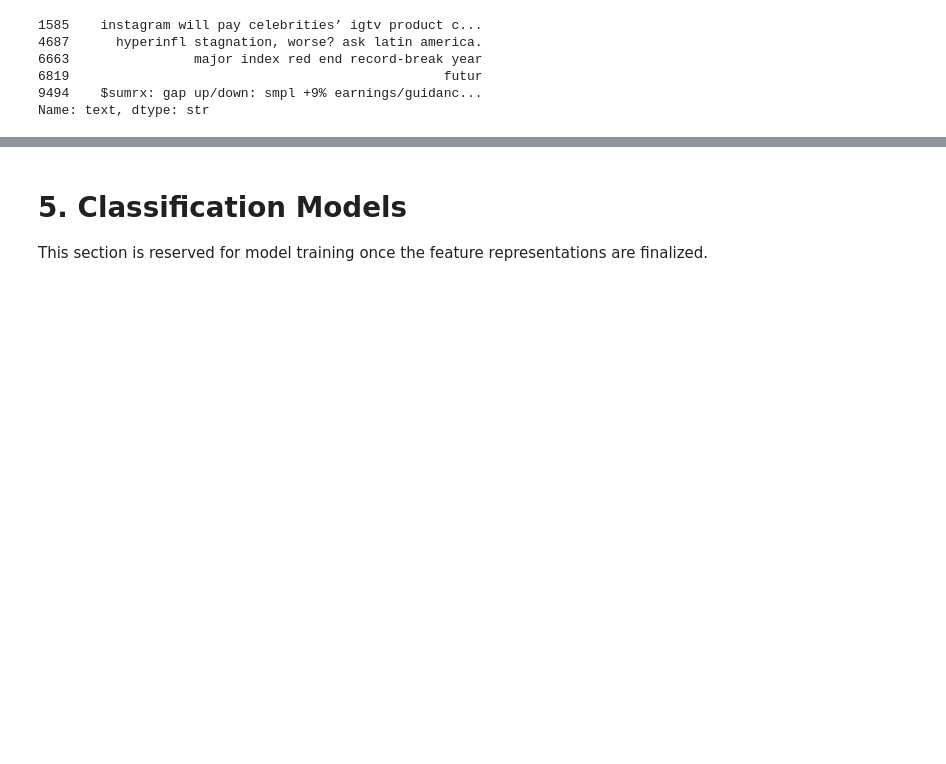
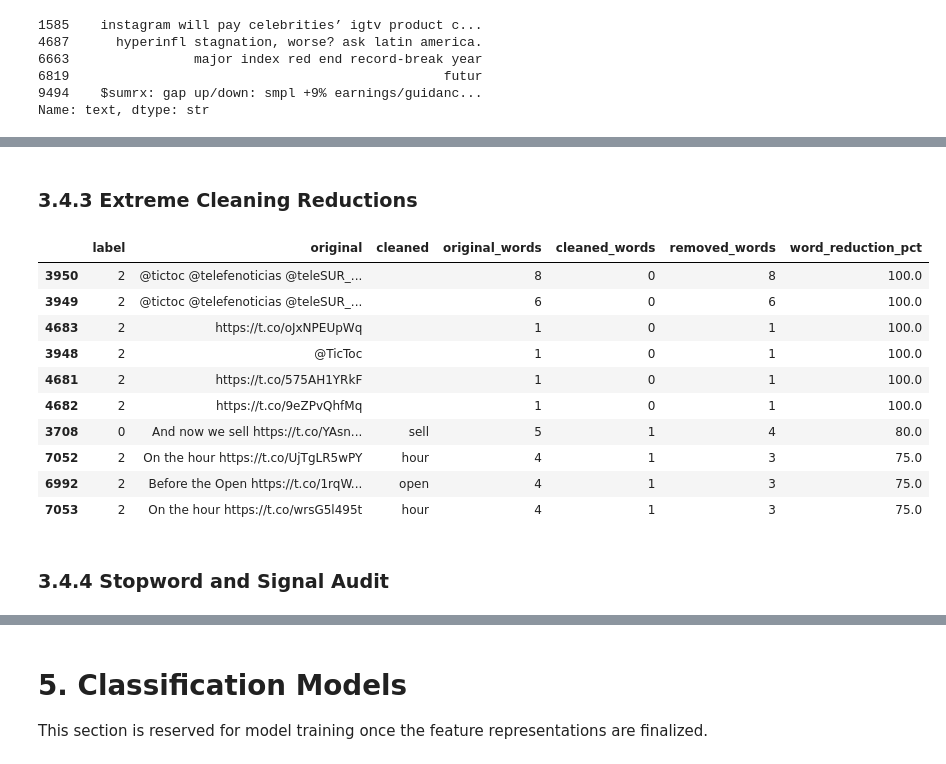
Before and after one commit to alexmr-ds/text_mining_project, a Jupyter notebook: notebooks/workflow.ipynb, the cells around one changed output, grey strips where cells are left out. Saved outputs shown, nothing was run; the diff lists cells and outputs as text; code cells hidden in the pictures; blank space fills up the shorter version.

```diff
--- a/notebooks/workflow.ipynb
+++ b/notebooks/workflow.ipynb
@@ -466,0 +514,39 @@ This section is reserved for vectorization and feature extraction experiments bu
+# %% [markdown]
+### 3.4.3 Extreme Cleaning Reductions
+# %%
+# --- Inspect examples with the largest cleaning reduction --- #
+cleaning_change = pd.DataFrame(
+    {
+        "label": y_train,
+        "original": X_train,
+        "cleaned": X_train_clean,
+        "original_words": X_train.fillna("").str.split().str.len(),
+        "cleaned_words": X_train_clean.fillna("").str.split().str.len(),
+    }
+)
+cleaning_change["removed_words"] = (
+    cleaning_change["original_words"] - cleaning_change["cleaned_words"]
+)
+cleaning_change["word_reduction_pct"] = (
+    cleaning_change["removed_words"]
+    / cleaning_change["original_words"].replace(0, pd.NA)
+    * 100
+)
+
+cleaning_change.sort_values(
+    ["word_reduction_pct", "removed_words"], ascending=False
+).head(10)
+# %% [output]
+|  | label | original | cleaned | original_words | cleaned_words | removed_words | word_reduction_pct |
+| 3950 | 2 | @tictoc @telefenoticias @teleSUR_... |  | 8 | 0 | 8 | 100.0 |
+| 3949 | 2 | @tictoc @telefenoticias @teleSUR_... |  | 6 | 0 | 6 | 100.0 |
+| 4683 | 2 | https://t.co/oJxNPEUpWq |  | 1 | 0 | 1 | 100.0 |
+| 3948 | 2 | @TicToc |  | 1 | 0 | 1 | 100.0 |
+| 4681 | 2 | https://t.co/575AH1YRkF |  | 1 | 0 | 1 | 100.0 |
+| 4682 | 2 | https://t.co/9eZPvQhfMq |  | 1 | 0 | 1 | 100.0 |
+| 3708 | 0 | And now we sell https://t.co/YAsn... | sell | 5 | 1 | 4 | 80.0 |
+| 7052 | 2 | On the hour https://t.co/UjTgLR5wPY | hour | 4 | 1 | 3 | 75.0 |
+| 6992 | 2 | Before the Open https://t.co/1rqW... | open | 4 | 1 | 3 | 75.0 |
+| 7053 | 2 | On the hour https://t.co/wrsG5l495t | hour | 4 | 1 | 3 | 75.0 |
+# %% [markdown]
+### 3.4.4 Stopword and Signal Audit
```
Also changed, not shown: parts of 61 cells of this notebook, 14 other files.
